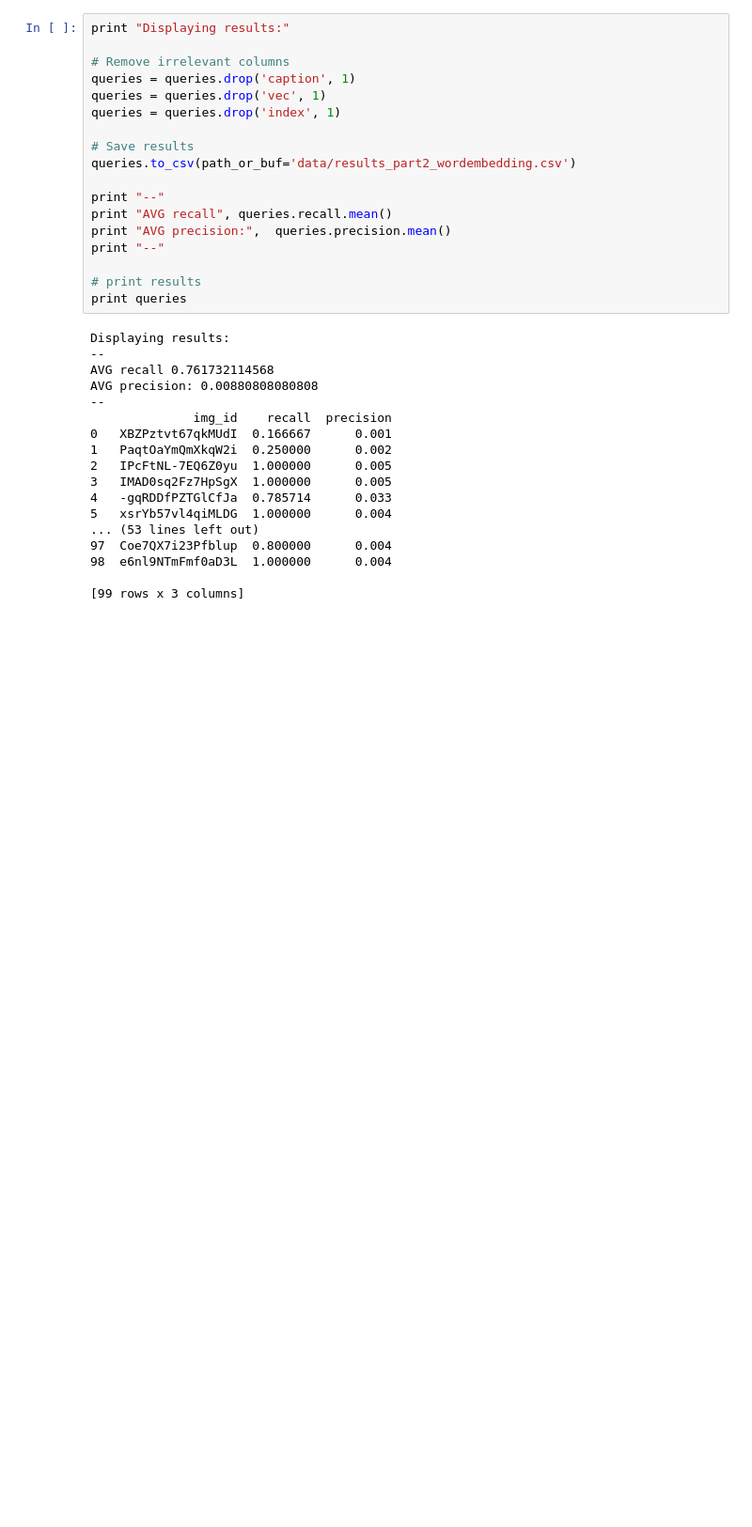
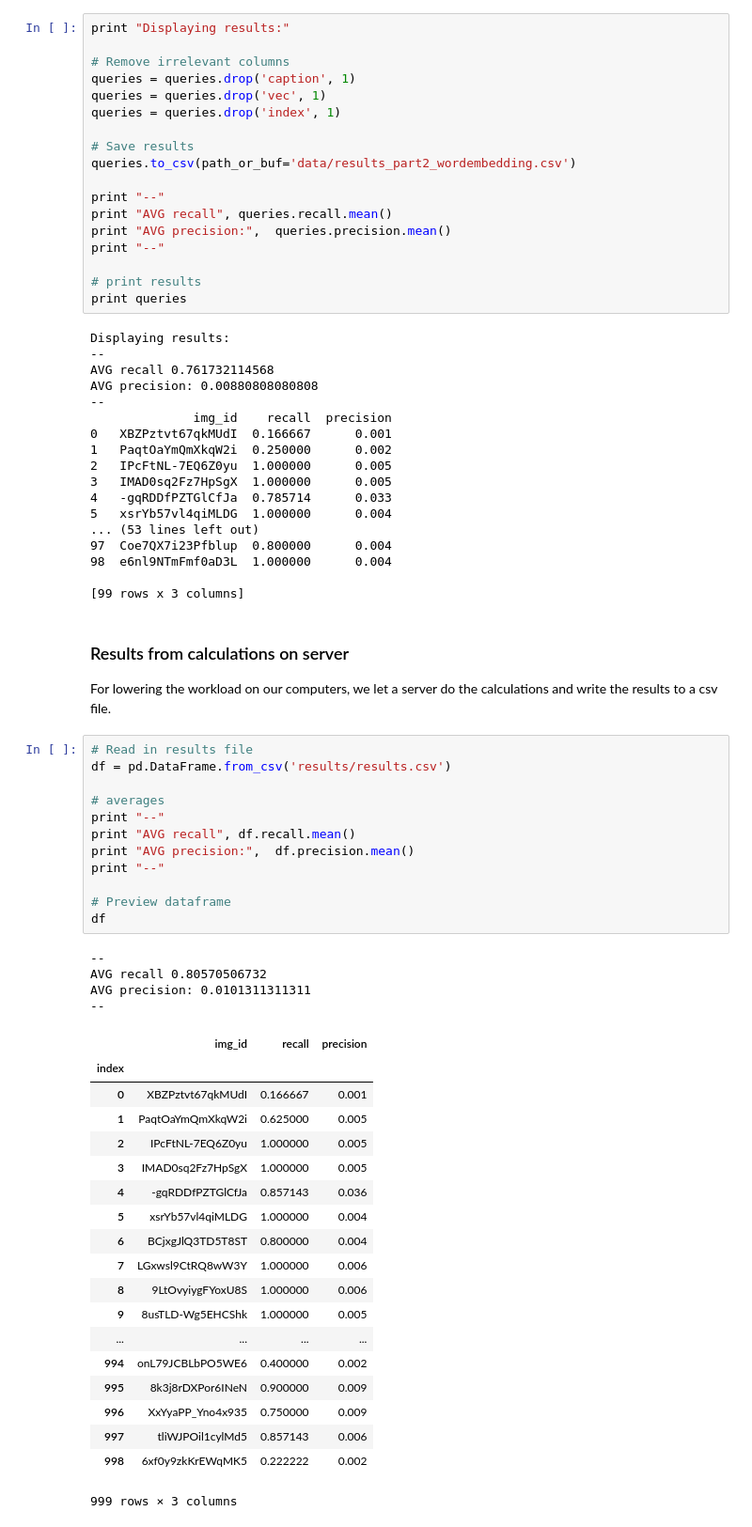
Before and after one commit to t-vince/tbir, a Jupyter notebook: Part II/II - using wordembedding.ipynb, the cells around one changed output. Shown at 94% size. Saved outputs shown, nothing was run; the diff lists cells and outputs as text; blank space fills up the shorter version.

```diff
--- a/Part II/II - using wordembedding.ipynb
+++ b/Part II/II - using wordembedding.ipynb
@@ -304,3 +304,42 @@ AVG precision: 0.00880808080808
 98  e6nl9NTmFmf0aD3L  1.000000      0.004
 
 [99 rows x 3 columns]
+# %% [markdown]
+### Results from calculations on server
+For lowering the workload on our computers, we let a server do the calculations and write the results to a csv file.
+# %%
+# Read in results file
+df = pd.DataFrame.from_csv('results/results.csv')
+
+# averages
+print "--"
+print "AVG recall", df.recall.mean()
+print "AVG precision:",  df.precision.mean()
+print "--"
+
+# Preview dataframe
+df
+# %% [output]
+--
+AVG recall 0.80570506732
+AVG precision: 0.0101311311311
+--
+|  | img_id | recall | precision |
+| index |  |  |  |
+| 0 | XBZPztvt67qkMUdI | 0.166667 | 0.001 |
+| 1 | PaqtOaYmQmXkqW2i | 0.625000 | 0.005 |
+| 2 | IPcFtNL-7EQ6Z0yu | 1.000000 | 0.005 |
+| 3 | IMAD0sq2Fz7HpSgX | 1.000000 | 0.005 |
+| 4 | -gqRDDfPZTGlCfJa | 0.857143 | 0.036 |
+| 5 | xsrYb57vl4qiMLDG | 1.000000 | 0.004 |
+| 6 | BCjxgJlQ3TD5T8ST | 0.800000 | 0.004 |
+| 7 | LGxwsl9CtRQ8wW3Y | 1.000000 | 0.006 |
+| 8 | 9LtOvyiygFYoxU8S | 1.000000 | 0.006 |
+| 9 | 8usTLD-Wg5EHCShk | 1.000000 | 0.005 |
+| ... | ... | ... | ... |
+| 994 | onL79JCBLbPO5WE6 | 0.400000 | 0.002 |
+| 995 | 8k3j8rDXPor6INeN | 0.900000 | 0.009 |
+| 996 | XxYyaPP_Yno4x935 | 0.750000 | 0.009 |
+| 997 | tliWJPOil1cylMd5 | 0.857143 | 0.006 |
+| 998 | 6xf0y9zkKrEWqMK5 | 0.222222 | 0.002 |
+999 rows × 3 columns
```
Also changed, not shown: parts of 1 cell of this notebook, 2 other files.
